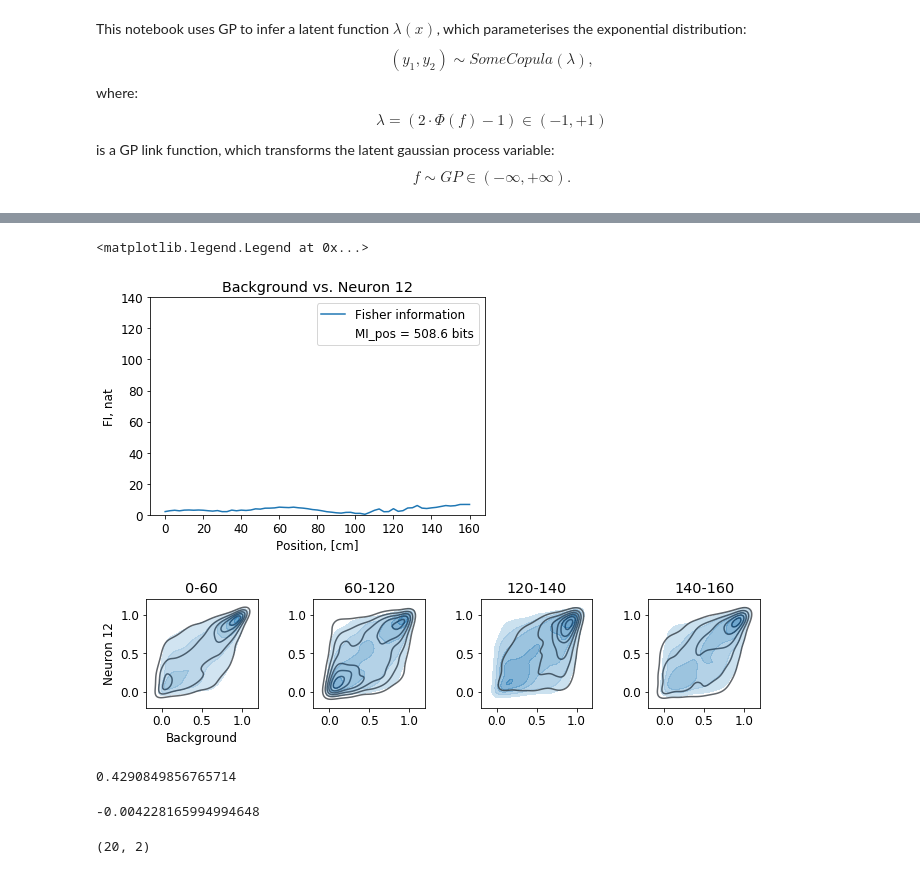
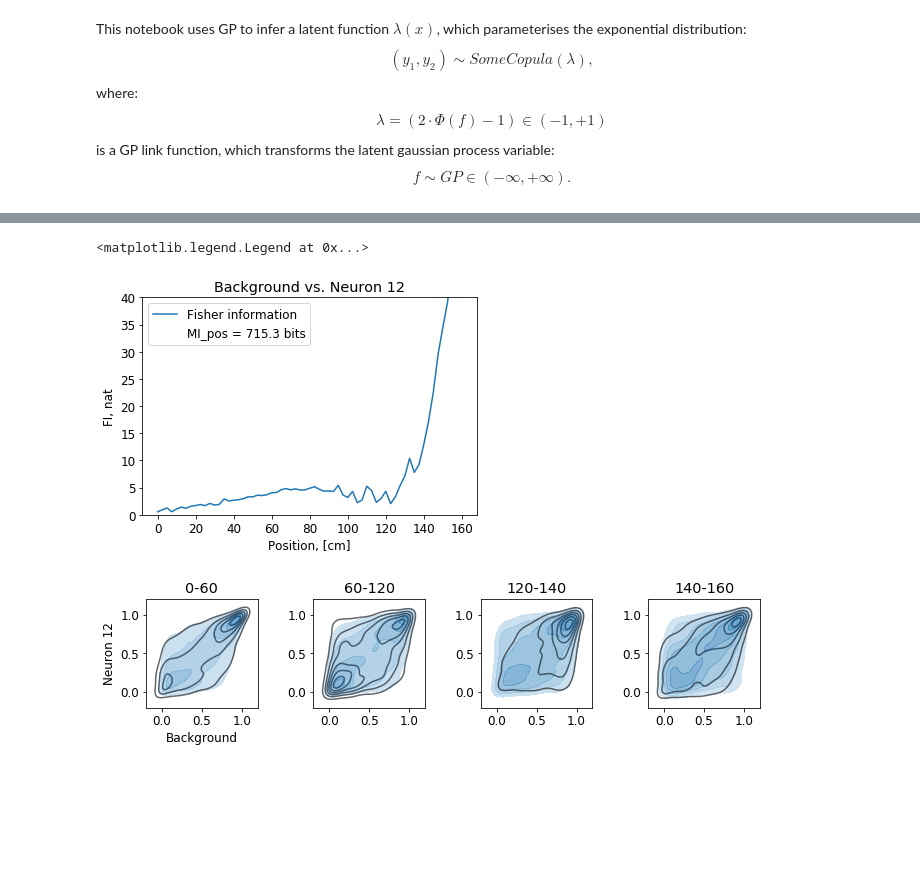
Before and after one commit to NinelK/CopulaGP, a Jupyter notebook: MI_FI_est.ipynb, the cells around one changed output, grey strips where cells are left out. Drawn from its saved outputs; the diff is of its cells as text; code cells hidden in the pictures; blank space fills up the shorter version.

```diff
--- a/MI_FI_est.ipynb
+++ b/MI_FI_est.ipynb
@@ -152,7 +142,7 @@ likelihoods = [#FrankCopula_Likelihood(),
                 bvcopula.GaussianCopula_Likelihood(),
                 bvcopula.ClaytonCopula_Likelihood(rotation='180°'),
                 #bvcopula.IndependenceCopula_Likelihood(),
-                #bvcopula.GumbelCopula_Likelihood(rotation='0°'),
+                bvcopula.GumbelCopula_Likelihood(rotation='0°'),
                 #GumbelCopula_Likelihood(rotation='0°'),
                 ]
 # %%
@@ -167,7 +157,7 @@ weights = torch.tensor(trial_weights).float().cuda(device=0)
 # %%
 # define the model (optionally on GPU)
 grid_size = 128
-thetas_sharing = torch.tensor([0,1])
+thetas_sharing = torch.tensor([0,1,2])
 if thetas_sharing is not None:
     num_fs = len(likelihoods)+thetas_sharing.max().numpy() # indep_thetas + num_copulas - 1
 else:
@@ -353,21 +373,21 @@ dMI_lick = dMI
 # %%
 plt.rcParams.update({'font.size': 12})
 
 ds = 2.5
 n = int(160/ds)
 
 FI, MI = model.likelihood.input_information(model,train_y,n,160.)
 
 plt.plot(np.arange(n+1)*ds,FI.detach().cpu().numpy(),label='Fisher information')
 plt.plot(0,0,color='white',label='MI_pos = {:.1f} bits'.format(MI.detach().cpu().numpy()/np.log(2)))
 plt.title("{} vs. {}".format(name1,name2))
 plt.xlabel('Position, [cm]')
 plt.ylabel('FI, nat')
-plt.ylim(0,140)
+plt.ylim(0,40)
 plt.legend()
 # %% [output]
 <matplotlib.legend.Legend at 0x...>
-[figure, old version]
+[figure, new version]
 # %%
 #generate some samples
 model.eval()
@@ -391,14 +411,4 @@ utils.Plot_Copula_Density(axes, X.squeeze()*160, Y, interval_ends, shade=False,
 
 plt.subplots_adjust(wspace=0.5)
 # %% [output]
-[figure, old version]
+[figure, new version]
-# %%
-l = behaviour_pkl['fat_licks'][rule]
-p_lick = len(l[l>.5])/len(l)
-p_lick
-# %% [output]
-0.4290849856765714
-# %%
-MI_lick * p_lick + MI_nolick * (1-p_lick) - MI_all
-# %% [output]
--0.004228165994994648
@@ -408,4 +414,0 @@ MIsd[:,1] = MIs_lick[:,1] * p_lick + MIs_nolick[:,1] * (1-p_lick) + MIs_all[:,1]
-# %%
-MIs_lick.shape
-# %% [output]
-(20, 2)
```
Also changed, not shown: parts of 19 cells of this notebook, 3 other files.
